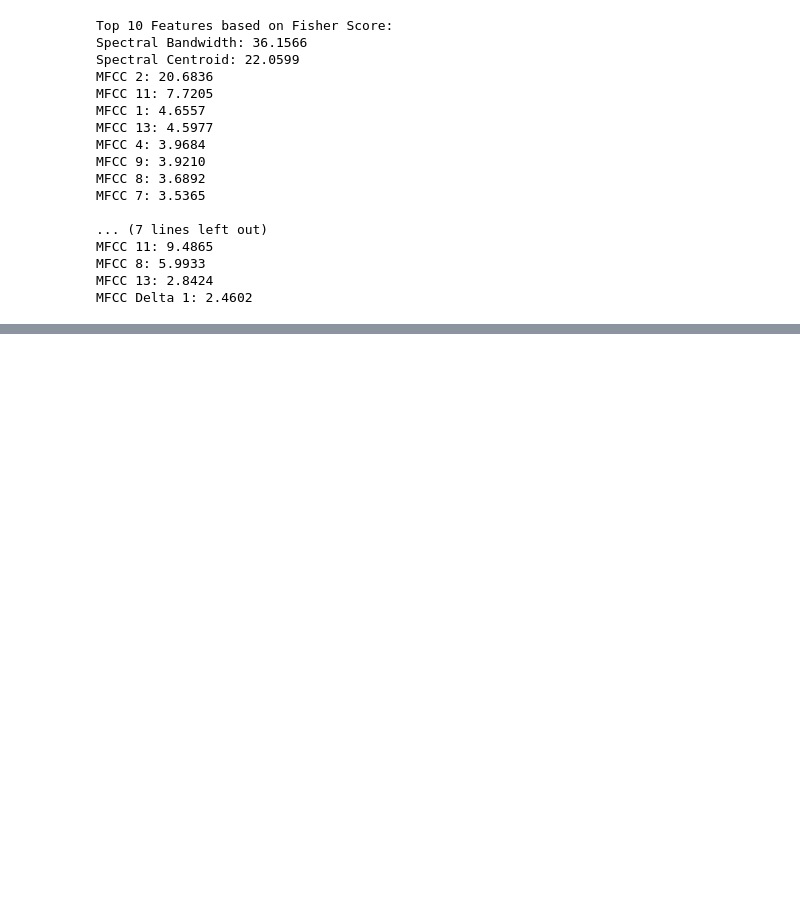
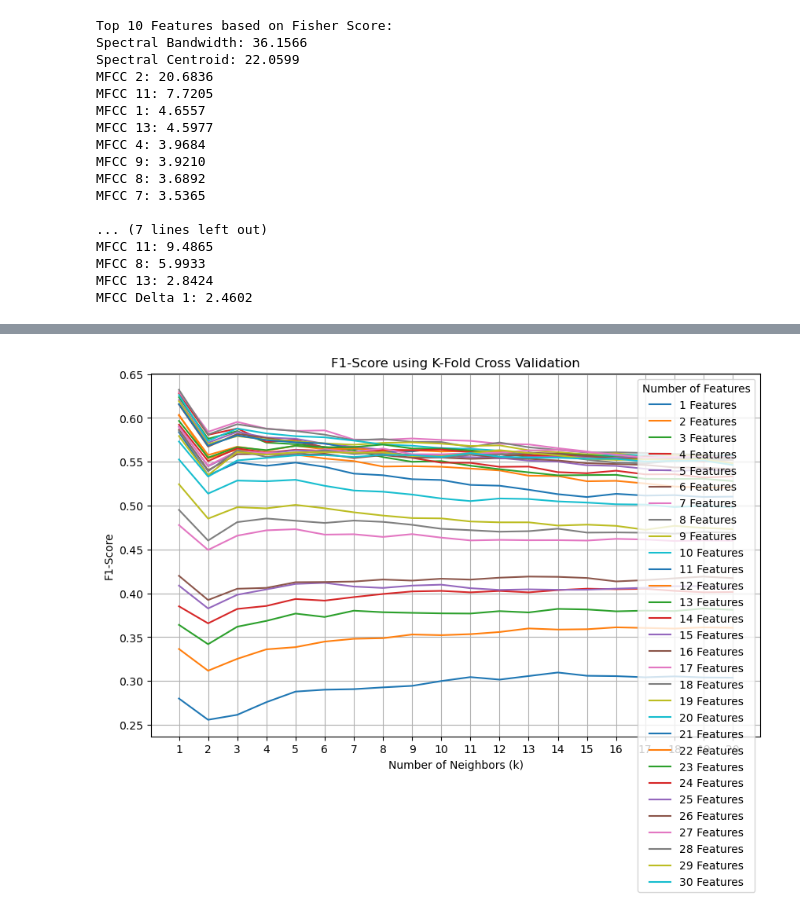
Before and after one commit to OrnelasCarpinteiro/TCD, a Jupyter notebook: Filipe_Obrist_2024170686_TCD2024.ipynb, the cells around one changed output, grey strips where cells are left out. Drawn from its saved outputs; the diff is of its cells as text; code cells hidden in the pictures; blank space fills up the shorter version.

```diff
--- a/Filipe_Obrist_2024170686_TCD2024.ipynb
+++ b/Filipe_Obrist_2024170686_TCD2024.ipynb
@@ -1403,0 +1855,25 @@ in points 6.1 and 6.2.
+# %%
+# Do it for K-Fold Cross Validation
+f1_scores_by_features_kfold = {}
+for n_neighbors, f1_scores in results_kfold.items():
+    for n_features, f1_score in enumerate(f1_scores, start=1):
+        if n_features not in f1_scores_by_features_kfold:
+            f1_scores_by_features_kfold[n_features] = []
+        f1_scores_by_features_kfold[n_features].append(f1_score)
+
+# Plot F1-Score as a function of k for different numbers of features
+plt.figure(figsize=(10, 6))
+
+# Iterate through each number of features and plot the corresponding F1 scores for different values of k
+for n_features, f1_scores in f1_scores_by_features_kfold.items():
+    plt.plot(range(1, len(f1_scores) + 1), f1_scores, label=f"{n_features} Features")
+
+plt.title("F1-Score using K-Fold Cross Validation")
+plt.xlabel("Number of Neighbors (k)")
+plt.ylabel("F1-Score")
+plt.legend(title="Number of Features", loc="upper right")
+plt.xticks(range(1, len(f1_scores) + 1))  # Adjust the x-axis to show each value of k
+plt.grid(True)
+plt.show()
+# %% [output]
+[figure, added]
```
Also changed, not shown: parts of 76 cells of this notebook.
